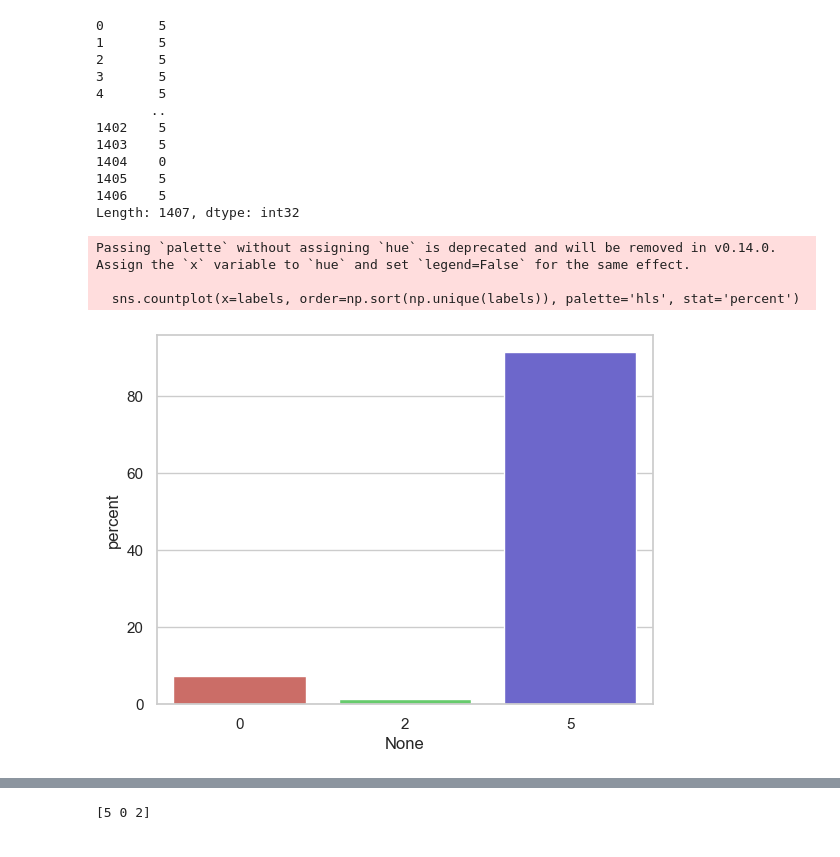
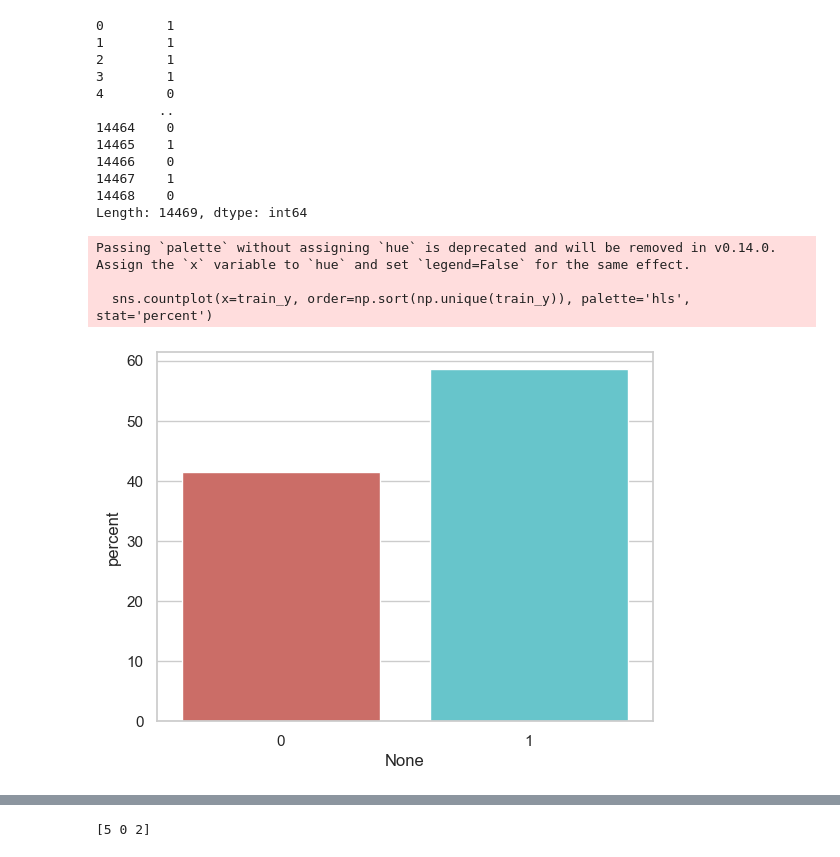
Before and after one commit to Jia-Ji/pyPPG_analysis, a Jupyter notebook: regression.ipynb, the cells around one changed output, grey strips where cells are left out. Drawn from its saved outputs; the diff is of its cells as text; code cells hidden in the pictures.

```diff
--- a/regression.ipynb
+++ b/regression.ipynb
@@ -13,0 +11,6 @@ data = pd.read_csv(data_path)
+# %%
+train_x_path = 'output/train_biomarker_stats.csv'
+train_x = pd.read_csv(train_x_path)
+train_y_path = 'data/ppg_data/y_train.npy'
+train_y = np.load(train_y_path)
+train_y = pd.Series(train_y)
@@ -20,25 +51,25 @@ labels = pd.Series(labels)
 # %%
-print(labels)
+print(train_y)
 # %% [output]
-0       5
-1       5
-2       5
-3       5
-4       5
-       ..
-1402    5
-1403    5
-1404    0
-1405    5
-1406    5
-Length: 1407, dtype: int32
+0        1
+1        1
+2        1
+3        1
+4        0
+        ..
+14464    0
+14465    1
+14466    0
+14467    1
+14468    0
+Length: 14469, dtype: int64
 # %%
 # data['labels'] = labels
 # %%
-sns.countplot(x=labels, order=np.sort(np.unique(labels)), palette='hls', stat='percent')
+sns.countplot(x=train_y, order=np.sort(np.unique(train_y)), palette='hls', stat='percent')
 plt.show()
 # %% [output]
 Passing `palette` without assigning `hue` is deprecated and will be removed in v0.14.0. Assign the `x` variable to `hue` and set `legend=False` for the same effect.
 
-  sns.countplot(x=labels, order=np.sort(np.unique(labels)), palette='hls', stat='percent')
+  sns.countplot(x=train_y, order=np.sort(np.unique(train_y)), palette='hls', stat='percent')
-[figure, old version]
+[figure, new version]
```
Also changed, not shown: parts of 15 cells of this notebook, 10 other files.
